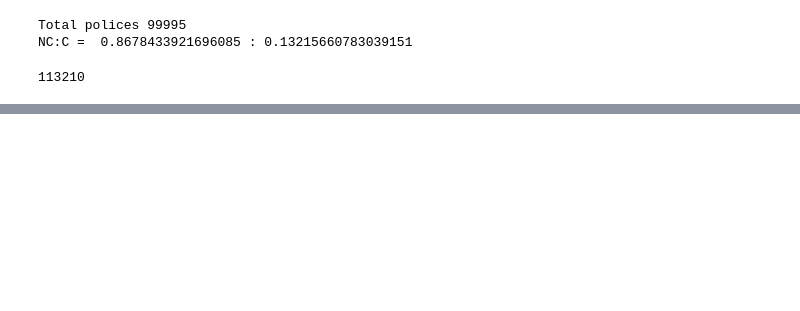
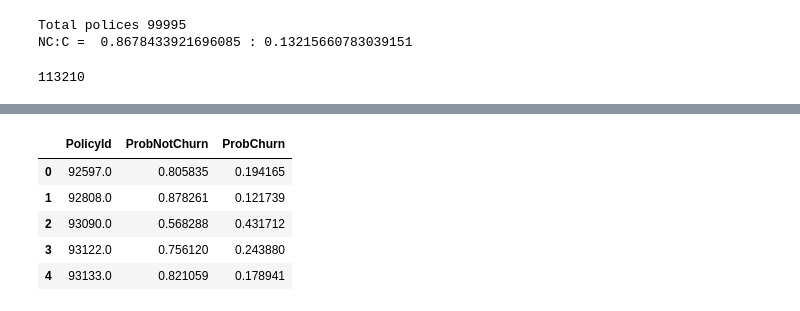
Before and after one commit to narayana1043/timeSeriesAnalysis, a Jupyter notebook: trupanion/3_Modelling.ipynb, the cells around one changed output, grey strips where cells are left out. Cells and saved outputs as stored; diff of their text form; code cells hidden in the pictures; blank space fills up the shorter version.

```diff
--- a/trupanion/3_Modelling.ipynb
+++ b/trupanion/3_Modelling.ipynb
@@ -119,0 +105,11 @@ y_test = test_data[['InsuranceStatus']]
+# %%
+"""
+                   # Data Description #
+Churn --> 'C'
+Non-Churn --> 'NC'
+"""
+total_policies = policy_df.shape[0]
+curr_NC = policy_df[policy_df['InsuranceStatus']==0].shape[0]/float(total_policies)
+curr_C = policy_df[policy_df['InsuranceStatus']==1].shape[0]/float(total_policies)
+print("Total polices", total_policies)
+print("NC:C = ",curr_NC, ":", curr_C)
@@ -204,0 +277,9 @@ Index(['PolicyId', 'EnrollDate', 'CancelDate', 'MonthlyPremium',
+# %%
+results.head()
+# %% [output]
+|  | PolicyId | ProbNotChurn | ProbChurn |
+| 0 | 92597.0 | 0.805835 | 0.194165 |
+| 1 | 92808.0 | 0.878261 | 0.121739 |
+| 2 | 93090.0 | 0.568288 | 0.431712 |
+| 3 | 93122.0 | 0.756120 | 0.243880 |
+| 4 | 93133.0 | 0.821059 | 0.178941 |
```
Also changed, not shown: parts of 19 cells of this notebook, 6 other files.
